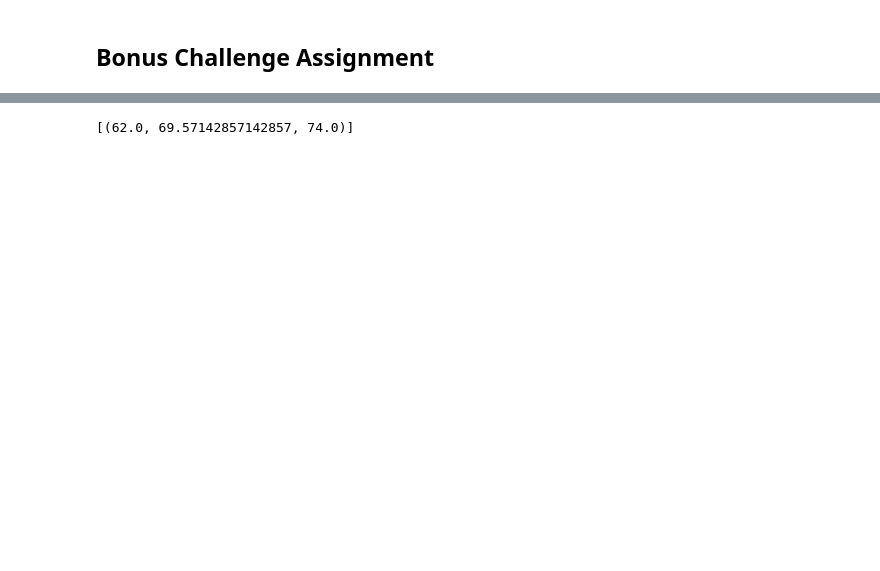
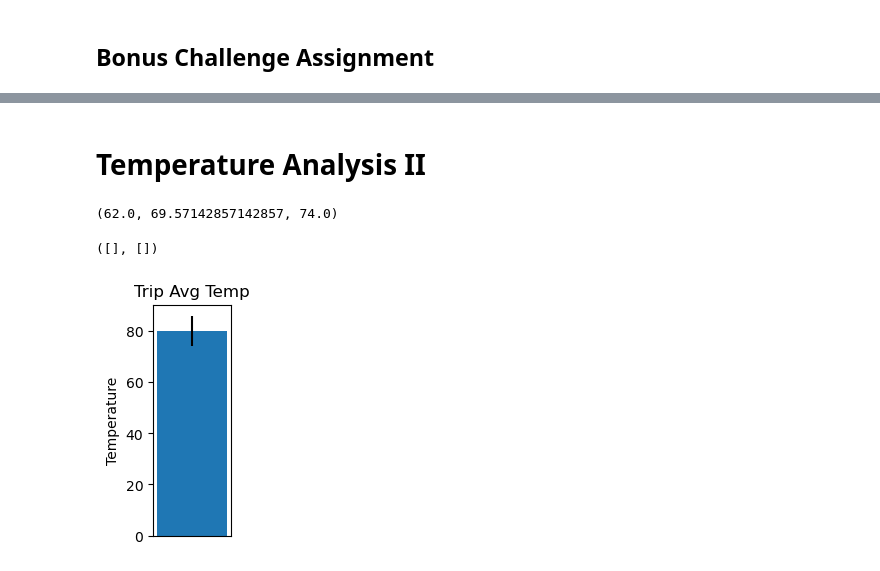
Before and after one commit to relaernu/sqlalchemy-challenge, a Jupyter notebook: climate_starter.ipynb, the cells around one changed output, grey strips where cells are left out. Cells and saved outputs as stored; diff of their text form; code cells hidden in the pictures; blank space fills up the shorter version.

```diff
--- a/climate_starter.ipynb
+++ b/climate_starter.ipynb
@@ -180,3 +219,5 @@ SyntaxError: unexpected EOF while parsing (<ipython-input-124-86212c8e9eda>, lin
+# %% [markdown]
+# Temperature Analysis II
 # %%
 # This function called `calc_temps` will accept start date and end date in the format '%Y-%m-%d'
 # and return the minimum, average, and maximum temperatures for that range of dates
@@ -192,20 +233,39 @@ def calc_temps(start_date, end_date):
     """
 
     return session.query(func.min(Measurement.tobs), func.avg(Measurement.tobs), func.max(Measurement.tobs)).\
-        filter(Measurement.date >= start_date).filter(Measurement.date <= end_date).all()
+        filter(Measurement.date >= start_date).filter(Measurement.date <= end_date).first()
 
 # function usage example
 print(calc_temps('2012-02-28', '2012-03-05'))
 # %% [output]
-[(62.0, 69.57142857142857, 74.0)]
+(62.0, 69.57142857142857, 74.0)
 # %%
 # Use your previous function `calc_temps` to calculate the tmin, tavg, and tmax
 # for your trip using the previous year's data for those same dates.
+# trip date 2018-01-16 to 2018-01-23
+start_date = dt.date(2017,1,16)
+end_date = dt.date(2017,1,23)
+(tmin, tmax, tavg)=calc_temps("2017-01-16", "2017-01-23")
 # %%
+#style.use('default')
 # Plot the results from your previous query as a bar chart.
 # Use "Trip Avg Temp" as your Title
 # Use the average temperature for the y value
 # Use the peak-to-peak (tmax-tmin) value as the y error bar (yerr)
+
+ind = np.arange(2)    # the x locations for the groups
+width = 0.35       # the width of the bars: can also be len(x) sequence
+
+height = [tavg]
+plt.figure(figsize=(1,3))
+plt.bar([1], height, width, yerr=(tmax-tmin), )
+plt.title('Trip Avg Temp')
+plt.ylabel("Temperature")
+plt.xlabel("")
+plt.xticks([])
+# %% [output]
+([], [])
+[figure, added]
 # %%
 # Calculate the total amount of rainfall per weather station for your trip dates using the previous year's matching dates.
 # Sort this in descending order by precipitation amount and list the station, name, latitude, longitude, and elevation
```
Also changed, not shown: parts of 18 cells of this notebook.
